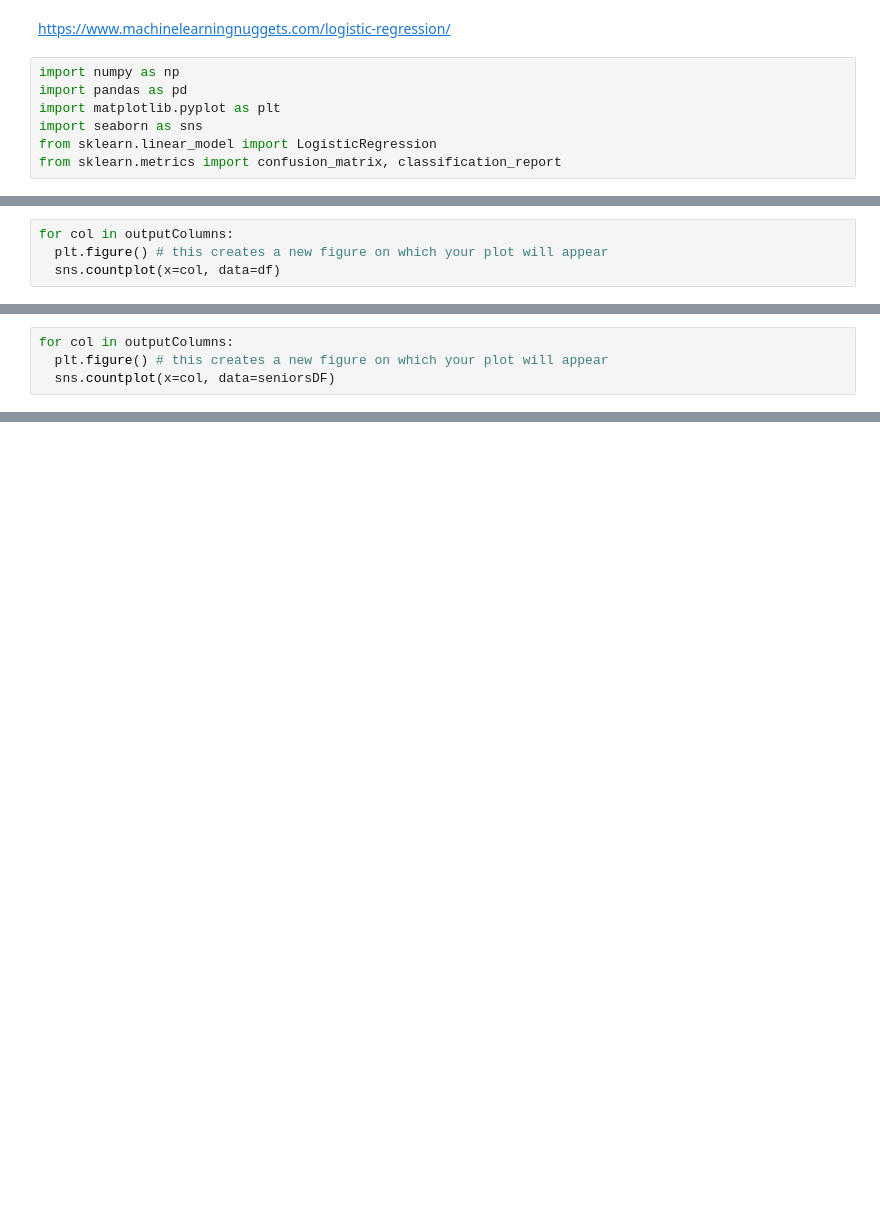
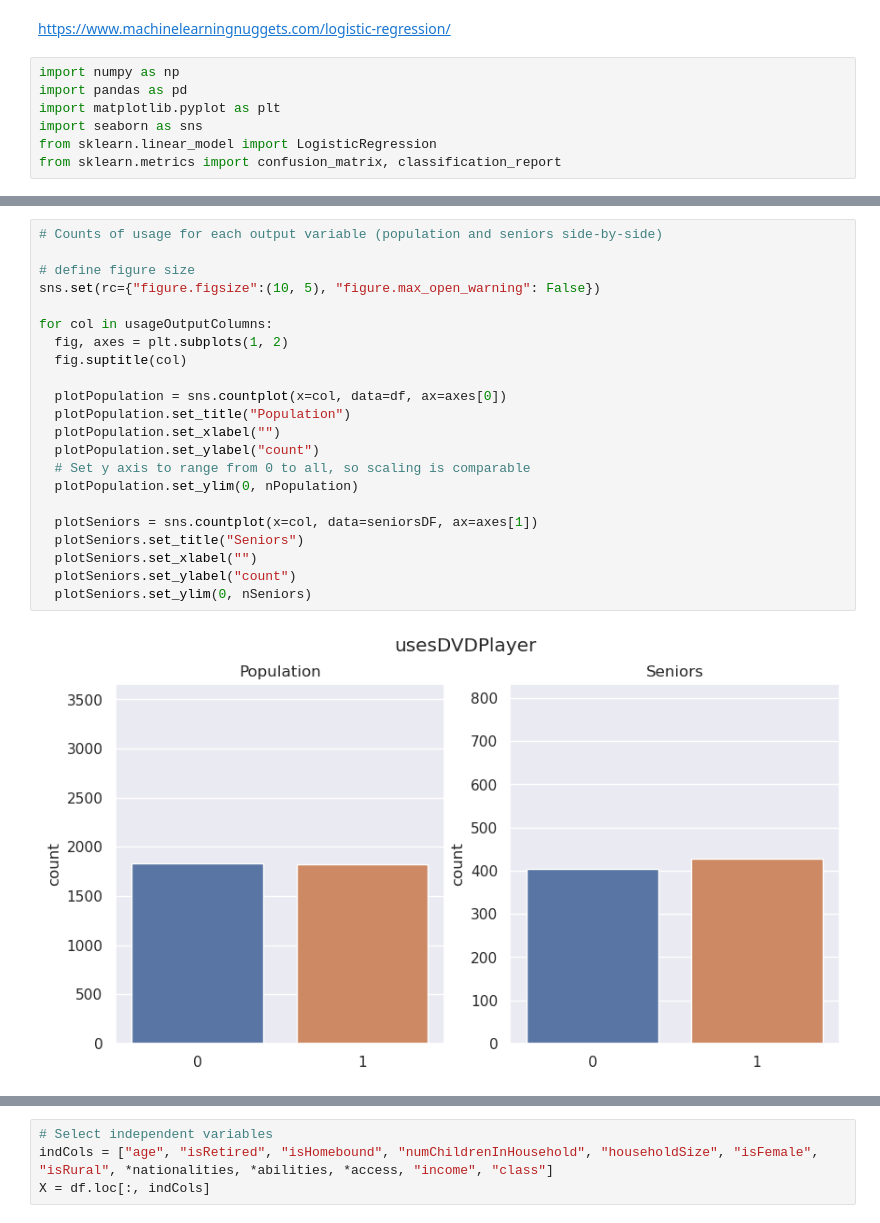
Before and after one commit to TheFirstQuestion/Technology-Tracker, a Jupyter notebook: logistic_regression.ipynb, the cells around one changed output, grey strips where cells are left out. Cells and saved outputs as stored; diff of their text form; blank space fills up the shorter version.

```diff
--- a/logistic_regression.ipynb
+++ b/logistic_regression.ipynb
@@ -63,4 +159,0 @@ sns.displot(x='age', data=df, color='red', kde=True)
-# %%
-for col in outputColumns:
-  plt.figure() # this creates a new figure on which your plot will appear
-  sns.countplot(x=col, data=df)
@@ -82,4 +159,0 @@ seniorsDF = df.query("age >= 65")
-# %%
-for col in outputColumns:
-  plt.figure() # this creates a new figure on which your plot will appear
-  sns.countplot(x=col, data=seniorsDF)
@@ -165,0 +160,24 @@ base rate: 0.027611044417767107 or 0.9723889555822329
+# %%
+# Counts of usage for each output variable (population and seniors side-by-side)
+
+# define figure size
+sns.set(rc={"figure.figsize":(10, 5), "figure.max_open_warning": False})
+
+for col in usageOutputColumns:
+  fig, axes = plt.subplots(1, 2)
+  fig.suptitle(col)
+
+  plotPopulation = sns.countplot(x=col, data=df, ax=axes[0])
+  plotPopulation.set_title("Population")
+  plotPopulation.set_xlabel("")
+  plotPopulation.set_ylabel("count")
+  # Set y axis to range from 0 to all, so scaling is comparable
+  plotPopulation.set_ylim(0, nPopulation)
+
+  plotSeniors = sns.countplot(x=col, data=seniorsDF, ax=axes[1])
+  plotSeniors.set_title("Seniors")
+  plotSeniors.set_xlabel("")
+  plotSeniors.set_ylabel("count")
+  plotSeniors.set_ylim(0, nSeniors)
+# %% [output]
+[figure, added]
@@ -165,0 +196,4 @@ base rate: 0.027611044417767107 or 0.9723889555822329
+# %%
+# Select independent variables
+indCols = ["age", "isRetired", "isHomebound", "numChildrenInHousehold", "householdSize", "isFemale", "isRural", *nationalities, *abilities, *access, "income", "class"]
+X = df.loc[:, indCols]
```
Also changed, not shown: parts of 10 cells of this notebook, 1 other file.
